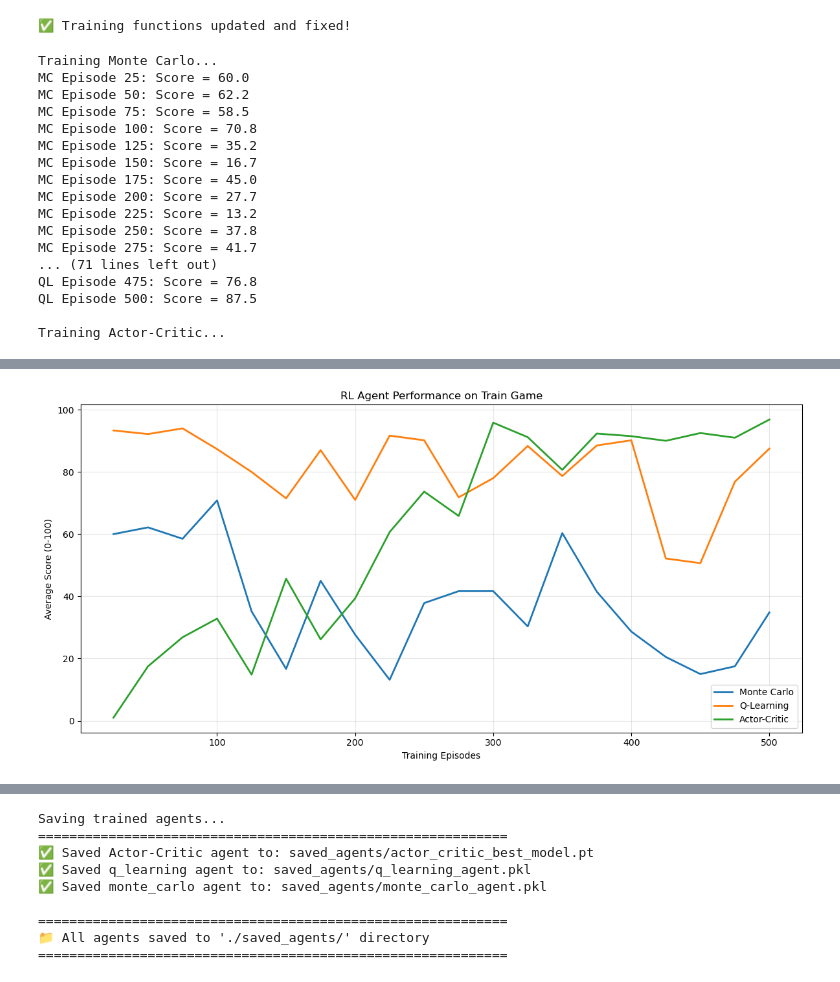
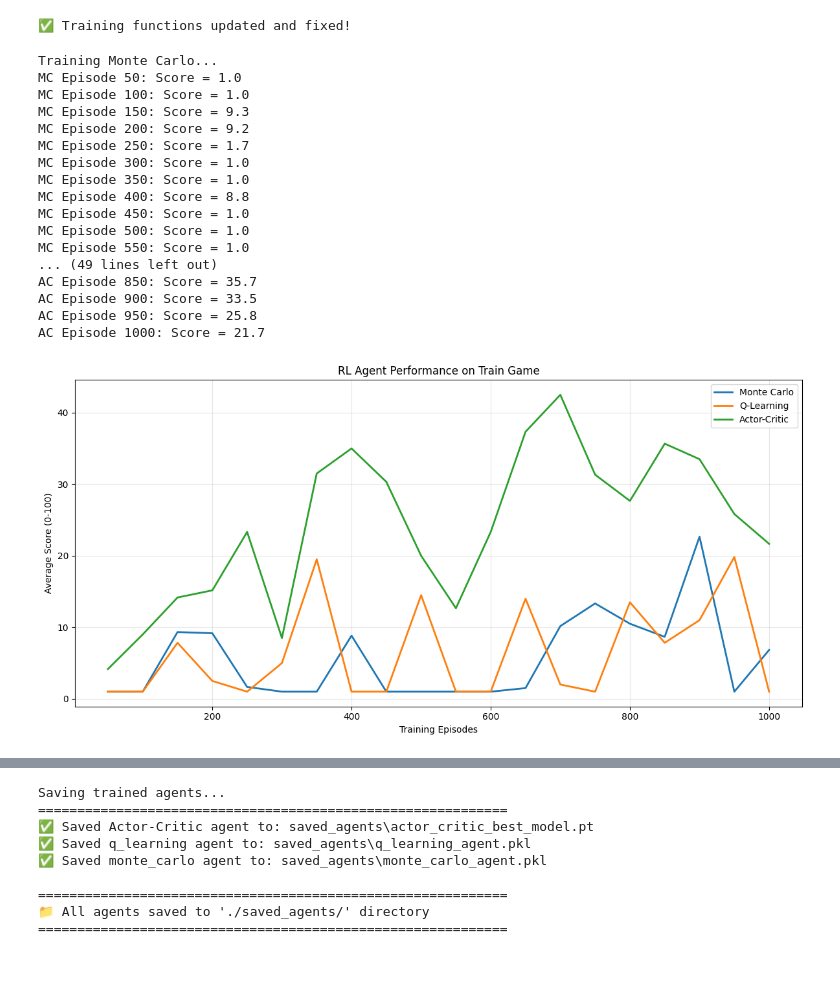
Before and after one commit to dhan-t/RL-PROJECT, a Jupyter notebook: rl_training.ipynb, the cells around one changed output, grey strips where cells are left out. Drawn from its saved outputs; the diff is of its cells as text; code cells hidden in the pictures.

Commit message:
checkpoint
agent implemented into the game. will work on ui now

```diff
--- a/rl_training.ipynb
+++ b/rl_training.ipynb
@@ -100,7 +100,7 @@ def normalize_state(state):
 class MonteCarloAgent:
     """First-visit Monte Carlo agent with epsilon-greedy policy."""
 
-    def __init__(self, n_actions=3, eps=0.1, gamma=0.99, eps_decay=0.995, eps_min=0.01):
+    def __init__(self, n_actions=2, eps=0.1, gamma=0.99, eps_decay=0.995, eps_min=0.01):
         self.n_actions = n_actions
         self.eps = eps
         self.eps_decay = eps_decay
@@ -114,9 +114,9 @@ class MonteCarloAgent:
         if (not greedy) and (random.random() < self.eps):
             return random.randint(0, self.n_actions-1)
         qvals = [self.Q[(ds, a)] for a in range(self.n_actions)]
-        # If no Q-values, prefer no-action (2) initially
+        # If no Q-values yet, choose a valid action uniformly
         if all(q == 0 for q in qvals):
-            return 2
+            return random.randint(0, self.n_actions-1)
         return int(np.argmax(qvals))
 
     def update(self, episode):
@@ -139,7 +139,7 @@ class MonteCarloAgent:
 class QLearningAgent:
     """Q-Learning agent with epsilon-greedy policy and learning rate decay."""
 
-    def __init__(self, n_actions=3, alpha=0.1, gamma=0.99, eps=0.1,
+    def __init__(self, n_actions=2, alpha=0.1, gamma=0.99, eps=0.1,
                  eps_decay=0.995, eps_min=0.01, alpha_decay=0.9999, alpha_min=0.01):
         self.n_actions = n_actions
         self.alpha = alpha
@@ -156,9 +156,9 @@ class QLearningAgent:
         if (not greedy) and (random.random() < self.eps):
             return random.randint(0, self.n_actions-1)
         qvals = [self.Q[(ds, a)] for a in range(self.n_actions)]
-        # If no Q-values, prefer no-action (2) initially
+      # If no Q-values yet, choose a valid action uniformly
         if all(q == 0 for q in qvals):
-            return 2
+            return random.randint(0, self.n_actions-1)
         return int(np.argmax(qvals))
 
     def update(self, s, a, r, s_next, terminated, truncated):
@@ -213,7 +213,7 @@ class ACNetwork(nn.Module):
 class ActorCriticAgent:
     """Improved Actor-Critic agent with better training."""
 
-    def __init__(self, state_dim=6, action_dim=3, lr=3e-4, gamma=0.99, entropy_coef=0.01):
+    def __init__(self, state_dim=6, action_dim=2, lr=3e-4, gamma=0.99, entropy_coef=0.01):
         self.net = ACNetwork(state_dim, action_dim)
         self.optimizer = optim.Adam(self.net.parameters(), lr=lr)
         self.gamma = gamma
@@ -294,11 +294,3 @@ class ActorCriticAgent:
         total_loss.backward()
         torch.nn.utils.clip_grad_norm_(self.net.parameters(), max_norm=0.5)
         self.optimizer.step()
-
-print("✅ Improved agent implementations loaded!")
-print("Fixes applied:")
-print("  - Bounded discretization (prevents infinite state space)")
-print("  - Epsilon and learning rate decay")
-print("  - Improved Actor-Critic with entropy regularization")
-print("  - Better network architecture")
-print("  - Normalized returns for stable learning")
@@ -431,12 +415,12 @@ np.random.seed(42)
 torch.manual_seed(42)
 
 # Instantiate agents with correct state dimensions
-mc_agent = MonteCarloAgent(n_actions=3, eps=0.1)
-q_agent = QLearningAgent(n_actions=3, alpha=0.1, gamma=0.99, eps=0.1)
-ac_agent = ActorCriticAgent(state_dim=6, action_dim=3, lr=1e-3, gamma=0.99)
+mc_agent = MonteCarloAgent(n_actions=2, eps=0.1)
+q_agent = QLearningAgent(n_actions=2, alpha=0.1, gamma=0.99, eps=0.1)
+ac_agent = ActorCriticAgent(state_dim=6, action_dim=2, lr=1e-3, gamma=0.99)
 
 # Training parameters - reduced for testing
-EPISODES = 500
+EPISODES = 1000
 
 print("Training Monte Carlo...")
 mc_scores = train_mc(mc_agent, env_ctor, episodes=EPISODES)
@@ -556,46 +540,47 @@ def rollout_and_print(agent, title, max_steps=50):
         steps += 1
 
         if terminated or truncated:
             break
 
         time.sleep(0.5)  # Slow down for readability
 
     # Final results
     norm, raw = env.final_score()
     print(f"\n🎯 FINAL RESULTS - {title}:")
     print(f"Normalized Score: {norm}/100")
     print(f"Raw Score: {raw:.1f}")
     print(f"Total Reward: {total_reward:.1f}")
     print(f"Configuration Cost: {env.total_config_cost:.1f}")
     print(f"Passengers Carried: {env.total_boarded}")
     print(f"Reason ended: {env.done_reason}")
 
 # Show playthrough for each agent
 print("\n" + "="*60)
 print("LIVE PLAYTHROUGH DEMONSTRATIONS")
 print("="*60)
 
 # Uncomment to see live playthroughs (they take time)
 # rollout_and_print(mc_agent, "Monte Carlo Agent")
 # rollout_and_print(q_agent, "Q-Learning Agent")
 # rollout_and_print(ac_agent, "Actor-Critic Agent")
 
 print("\n✅ Training completed! Use final_evaluation() for detailed metrics.")
 # %% [output]
 Training Monte Carlo...
-MC Episode 25: Score = 60.0
-MC Episode 50: Score = 62.2
-MC Episode 75: Score = 58.5
-MC Episode 100: Score = 70.8
-MC Episode 125: Score = 35.2
-MC Episode 150: Score = 16.7
-MC Episode 175: Score = 45.0
-MC Episode 200: Score = 27.7
-MC Episode 225: Score = 13.2
-MC Episode 250: Score = 37.8
-MC Episode 275: Score = 41.7
-... (71 lines left out)
-QL Episode 475: Score = 76.8
-QL Episode 500: Score = 87.5
-
-Training Actor-Critic...
+MC Episode 50: Score = 1.0
+MC Episode 100: Score = 1.0
+MC Episode 150: Score = 9.3
+MC Episode 200: Score = 9.2
+MC Episode 250: Score = 1.7
+MC Episode 300: Score = 1.0
+MC Episode 350: Score = 1.0
+MC Episode 400: Score = 8.8
+MC Episode 450: Score = 1.0
+MC Episode 500: Score = 1.0
+MC Episode 550: Score = 1.0
+... (49 lines left out)
+AC Episode 850: Score = 35.7
+AC Episode 900: Score = 33.5
+AC Episode 950: Score = 25.8
+AC Episode 1000: Score = 21.7
+[figure, new version]
@@ -619 +603,0 @@ AC Episode 500: Score = 96.8
-[figure, old version]
@@ -720,9 +687,9 @@ print("="*60)
 # %% [output]
 Saving trained agents...
 ============================================================
-✅ Saved Actor-Critic agent to: saved_agents/actor_critic_best_model.pt
-✅ Saved q_learning agent to: saved_agents/q_learning_agent.pkl
-✅ Saved monte_carlo agent to: saved_agents/monte_carlo_agent.pkl
+✅ Saved Actor-Critic agent to: saved_agents\actor_critic_best_model.pt
+✅ Saved q_learning agent to: saved_agents\q_learning_agent.pkl
+✅ Saved monte_carlo agent to: saved_agents\monte_carlo_agent.pkl
 
 ============================================================
 📁 All agents saved to './saved_agents/' directory
```
Also changed, not shown: parts of 4 cells of this notebook, 10 other files.
